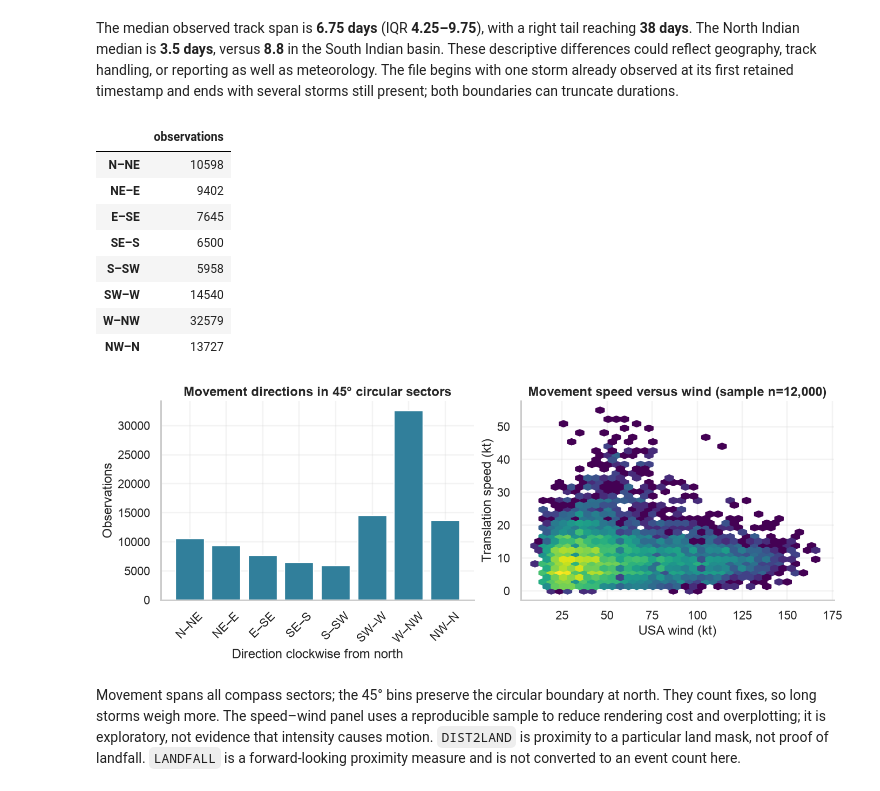
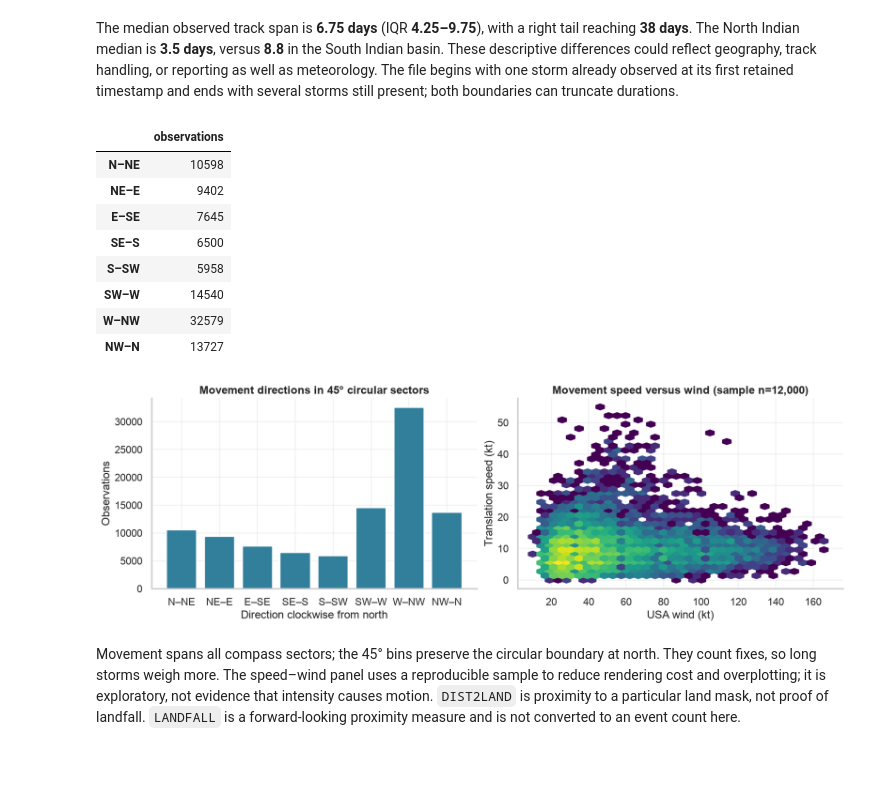
Before and after one commit to enxhi2222/tropical-cyclone-analysis, a Jupyter notebook: 02_data_exploration.ipynb, the cells around one changed output. Drawn from its saved outputs; the diff is of its cells as text; code cells hidden in the pictures; blank space fills up the shorter version.

Commit message:
refactor: enhanced graphics
Co-authored-by: enxhi2222 <enxhi.lamce@studenti.unimi.it>

```diff
--- a/02_data_exploration.ipynb
+++ b/02_data_exploration.ipynb
@@ -442,26 +442,26 @@ The median observed track span is **6.75 days** (IQR **4.25–9.75**), with a ri
 # %%
 directions = pd.cut(df.STORM_DIR.mod(360), bins=np.arange(0, 361, 45), right=False, include_lowest=True, labels=["N–NE", "NE–E", "E–SE", "SE–S", "S–SW", "SW–W", "W–NW", "NW–N"])
 direction_counts = directions.value_counts().reindex(directions.cat.categories)
 display(direction_counts.rename("observations").to_frame())
-fig, axes = plt.subplots(1, 2, figsize=(12, 4.5), constrained_layout=True)
+fig, axes = plt.subplots(1, 2, figsize=(14, 4.5), constrained_layout=True)
 axes[0].bar(direction_counts.index, direction_counts.values, color="#317F9B")
 axes[0].set(title="Movement directions in 45° circular sectors", xlabel="Direction clockwise from north", ylabel="Observations")
-axes[0].tick_params(axis="x", rotation=45)
+axes[0].tick_params(axis="x", rotation=0)
 speed_sample = df.loc[df.USA_WIND.notna(), ["STORM_SPEED", "USA_WIND"]].sample(n=min(12000, df.USA_WIND.notna().sum()), random_state=42)
 axes[1].hexbin(speed_sample.USA_WIND, speed_sample.STORM_SPEED, gridsize=35, bins="log", mincnt=1, cmap="viridis")
 axes[1].set(title=f"Movement speed versus wind (sample n={len(speed_sample):,})", xlabel="USA wind (kt)", ylabel="Translation speed (kt)")
 plt.show()
 # %% [output]
 |  | observations |
 | N–NE | 10598 |
 | NE–E | 9402 |
 | E–SE | 7645 |
 | SE–S | 6500 |
 | S–SW | 5958 |
 | SW–W | 14540 |
 | W–NW | 32579 |
 | NW–N | 13727 |
-[figure, old version]
+[figure, new version]
 # %% [markdown]
 Movement spans all compass sectors; the 45° bins preserve the circular boundary at north. They count fixes, so long storms weigh more. The speed–wind panel uses a reproducible sample to reduce rendering cost and overplotting; it is exploratory, not evidence that intensity causes motion. `DIST2LAND` is proximity to a particular land mask, not proof of landfall. `LANDFALL` is a forward-looking proximity measure and is not converted to an event count here.
 # %% [markdown]
```
Also changed, not shown: parts of 3 cells of this notebook, 3 other files.
